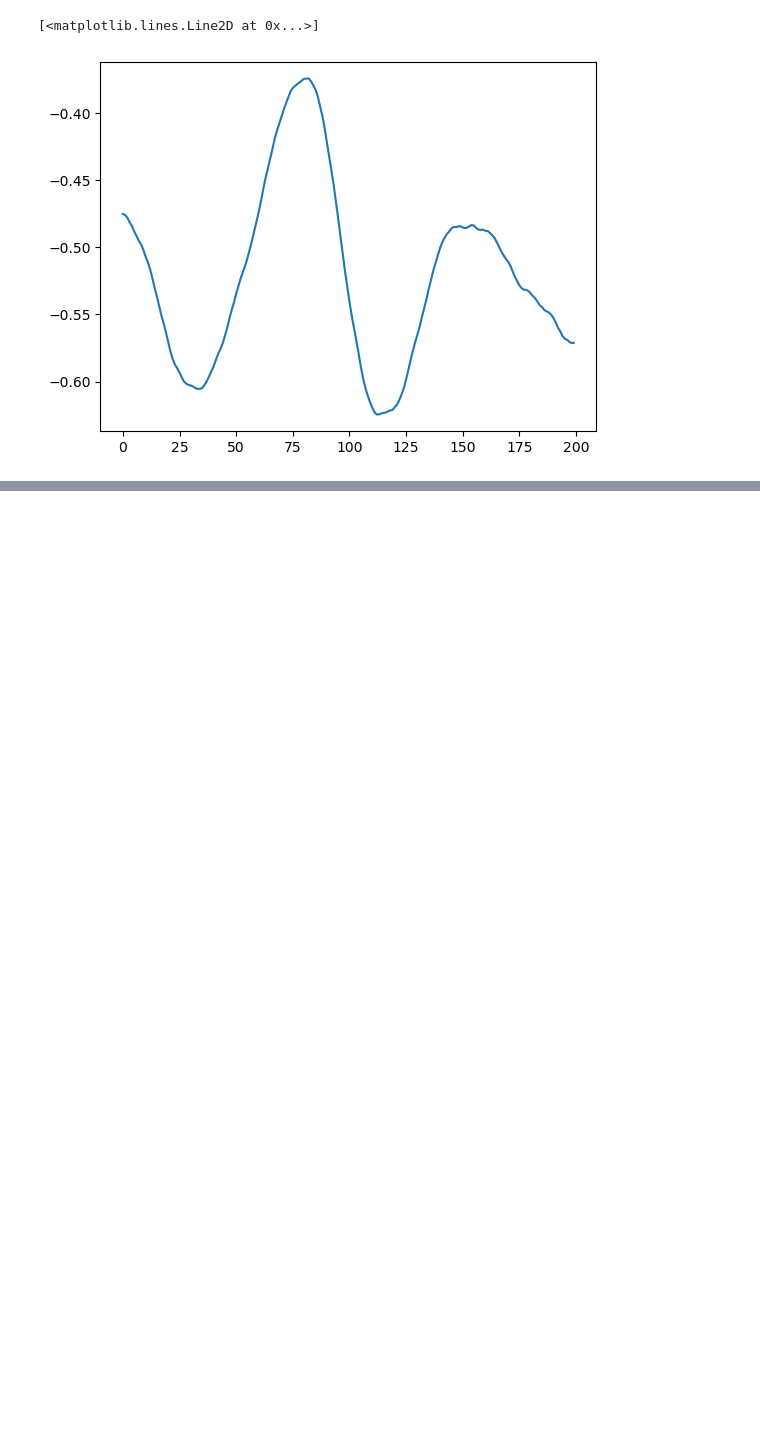
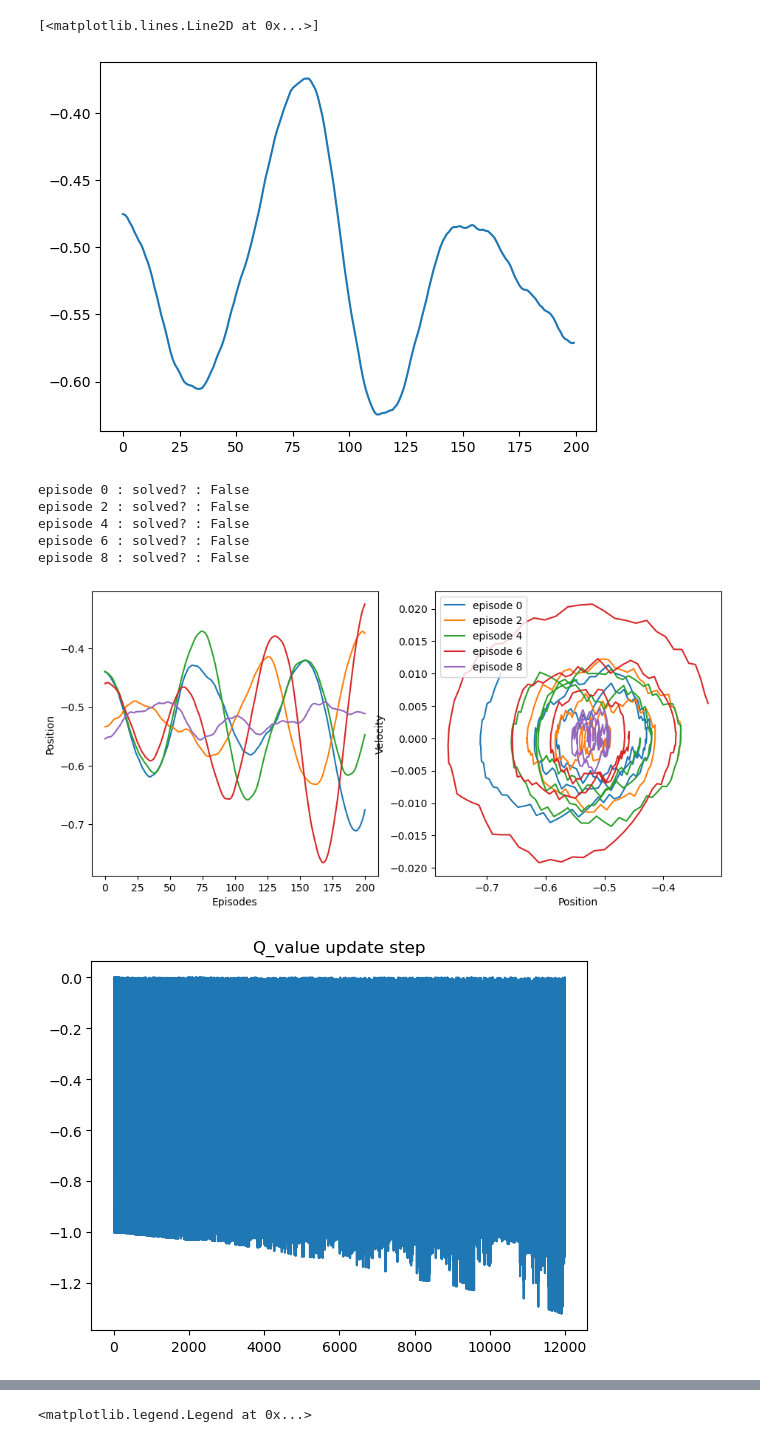
Before and after one commit to NicolasRR/ANN-RL, a Jupyter notebook: Mountain_Car.ipynb, the cells around one changed output, grey strips where cells are left out. Saved outputs shown, nothing was run; the diff lists cells and outputs as text; code cells hidden in the pictures; blank space fills up the shorter version.

```diff
--- a/Mountain_Car.ipynb
+++ b/Mountain_Car.ipynb
@@ -130,35 +157,67 @@ class DynaAgent:
 # %%
 
 # Create the environment
 env = gym.make('MountainCar-v0')
-
-# Get the number of states and actions
-n_states = tuple(((env.observation_space.high - env.observation_space.low) / np.array([0.025, 0.005])).astype(int) + 1)
-n_actions = env.action_space.n
 # Create the DynaAgent
-dyna_agent = DynaAgent(n_states=n_states, n_actions=n_actions)
+dyna_agent = DynaAgent()
 
 # Train the agent
-n_episodes = 30
+n_episodes = 10
+episode_rewards=[]
 episode_durations = []
+
+fig,ax=plt.subplots(1,2,figsize=(11,5))
 
 for episode in range(n_episodes):
     state,_ = env.reset()
     total_reward = 0
+    solved=False
     done = False
-
+    x=[state[0]]
+    v=[state[1]]
+    n_itr=0
     while not done:
         action = dyna_agent.select_action(state)
         next_state, reward, terminated, truncated, _ = env.step(action)
         dyna_agent.update(state, action, reward, next_state)
+        solved=terminated
         done= terminated or truncated
         state = next_state
         total_reward += reward
+        n_itr+=1
+        x.append(state[0])
+        v.append(state[1])
 
-    episode_durations.append(total_reward)
     dyna_agent.decay_epsilon(episode)
 
+    episode_rewards.append(total_reward)
+    episode_durations.append(n_itr)
+
+    if (episode%2==0):
+        ax[0].plot(list(range(n_itr+1)),x, label=f'episode {episode}')
+        ax[1].plot(x,v, label=f'episode {episode}')
+        print(f'episode {episode} : solved? : {solved}')
+
 env.close()
+ax[0].set_xlabel('Episodes')
+ax[0].set_ylabel('Position')
+ax[1].set_xlabel('Position')
+ax[1].set_ylabel('Velocity')
+plt.legend()
+plt.show()
 
-# Analyze results and create necessary plots
-# Code for analyzing and plotting the results would go here
+dyna_agent.plot_delta_Q()
+dyna_agent.plot_max_Q()
+
+plt.plot(list(range(n_episodes)),episode_durations, label='episode durations')
+plt.plot(list(range(n_episodes)),episode_rewards,label='episode rewards')
+plt.title('Duration and total reward for each episode' )
+plt.legend()
+# %% [output]
+episode 0 : solved? : False
+episode 2 : solved? : False
+episode 4 : solved? : False
+episode 6 : solved? : False
+episode 8 : solved? : False
+[figure, added]
+[figure, added]
@@ -164,0 +225 @@ env.close()
+<matplotlib.legend.Legend at 0x...>
```
Also changed, not shown: parts of 2 cells of this notebook.
